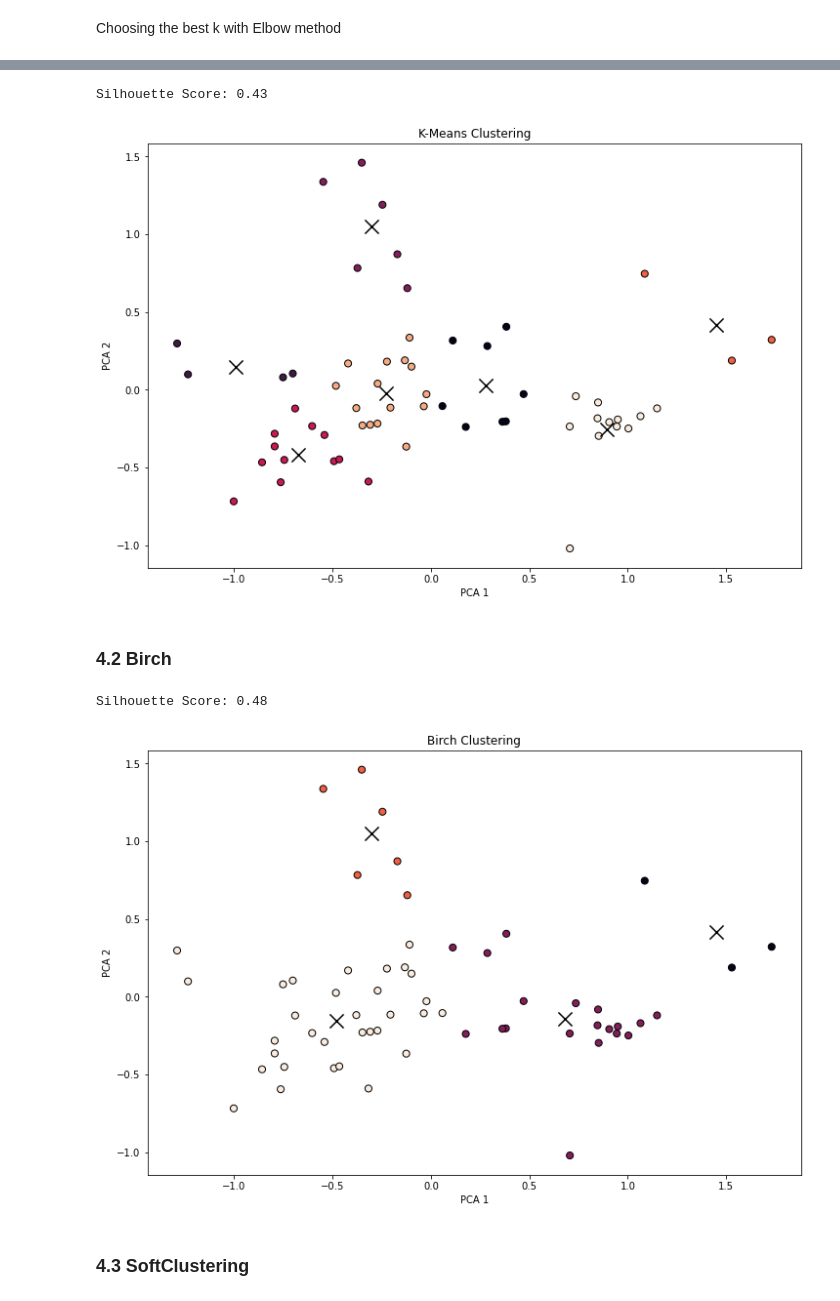
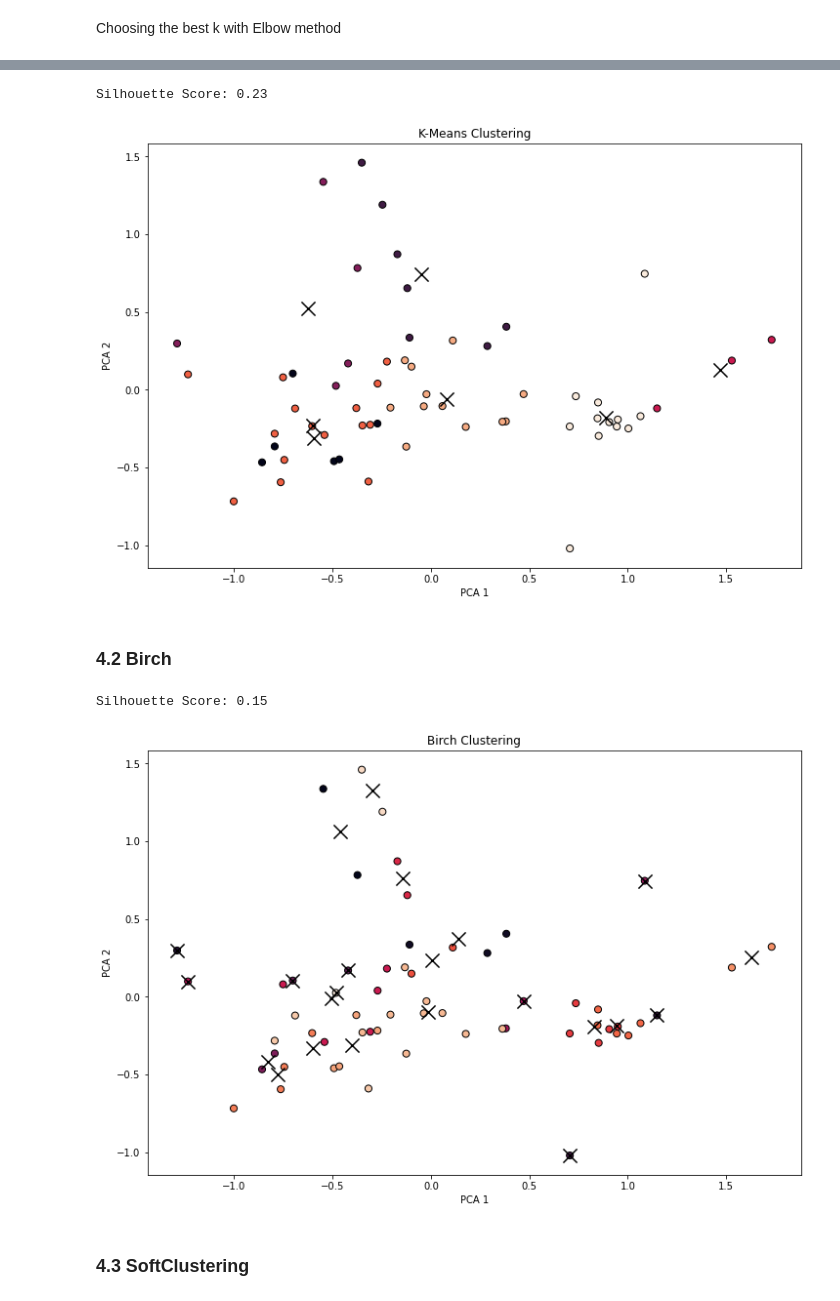
Before and after one commit to vineetver/Pose, a Jupyter notebook: Pose.ipynb, the cells around one changed output, grey strips where cells are left out. Drawn from its saved outputs; the diff is of its cells as text; code cells hidden in the pictures.

```diff
--- a/Pose.ipynb
+++ b/Pose.ipynb
@@ -300,7 +332,7 @@ plt.show()
 # %% [markdown]
 Applying PCA with 9 dimensions to capture 95% variance
 # %%
-pca = PCA(n_components = 2)
+pca = PCA(n_components = 9)
 pca.fit(X)
 reduced_pca = pca.transform(X)
 
@@ -310,7 +342,7 @@ print(f'Noise Variance: {1 - pca.explained_variance_ratio_.sum()}')
 
 ## Create new dataframe with reduced data
 reduced_pca = pd.DataFrame(reduced_pca)
-reduced_pca.columns = ['PCA_1', 'PCA_2']
+reduced_pca.columns = ['PCA_1', 'PCA_2', 'PCA_3', 'PCA_4', 'PCA_5', 'PCA_6', 'PCA_7', 'PCA_8', 'PCA_9']
 reduced_pca['name'] = df_copy['name'] ## Adding name column back to dataframe
 reduced_pca.head(2)
 # %% [output]
@@ -351,7 +384,9 @@ plt.show()
 kmean = KMeans(n_clusters=7, random_state=42)
 pred = kmean.fit_predict(reduced_pca)
 centroids = kmean.cluster_centers_
-
+result = reduced_pca.copy()
+result['name'] = df_copy['name']
+result['kmeans'] = pred
 score = silhouette_score(reduced_pca, kmean.labels_, metric='euclidean')
 print(f'Silhouette Score: {score:.2f}')
 
@@ -363,29 +398,29 @@ plt.xlabel('PCA 1')
 plt.ylabel('PCA 2')
 plt.show()
 # %% [output]
-Silhouette Score: 0.43
+Silhouette Score: 0.23
-[figure, old version]
+[figure, new version]
 # %% [markdown]
 ### 4.2 Birch
 # %%
 brc = Birch(branching_factor=50, n_clusters=None, threshold=0.5, compute_labels=True)
 brc.fit(reduced_pca)
 
 centroids = brc.subcluster_centers_
-
+result['birch'] = brc.labels_
 score = silhouette_score(reduced_pca, brc.labels_, metric='euclidean')
 print(f'Silhouette Score: {score:.2f}')
 
 fig = plt.figure(figsize=(12, 8))
 plt.scatter(reduced_pca['PCA_1'], reduced_pca['PCA_2'], c=brc.labels_, s=50, cmap='rocket_r', edgecolor='black')
 plt.scatter(centroids[:, 0], centroids[:, 1], c='black', s=200, marker='x')
 plt.title('Birch Clustering')
 plt.xlabel('PCA 1')
 plt.ylabel('PCA 2')
 plt.show()
 # %% [output]
-Silhouette Score: 0.48
+Silhouette Score: 0.15
-[figure, old version]
+[figure, new version]
 # %% [markdown]
 ### 4.3 SoftClustering
 # %%
```
Also changed, not shown: parts of 10 cells of this notebook, 1 other file.
